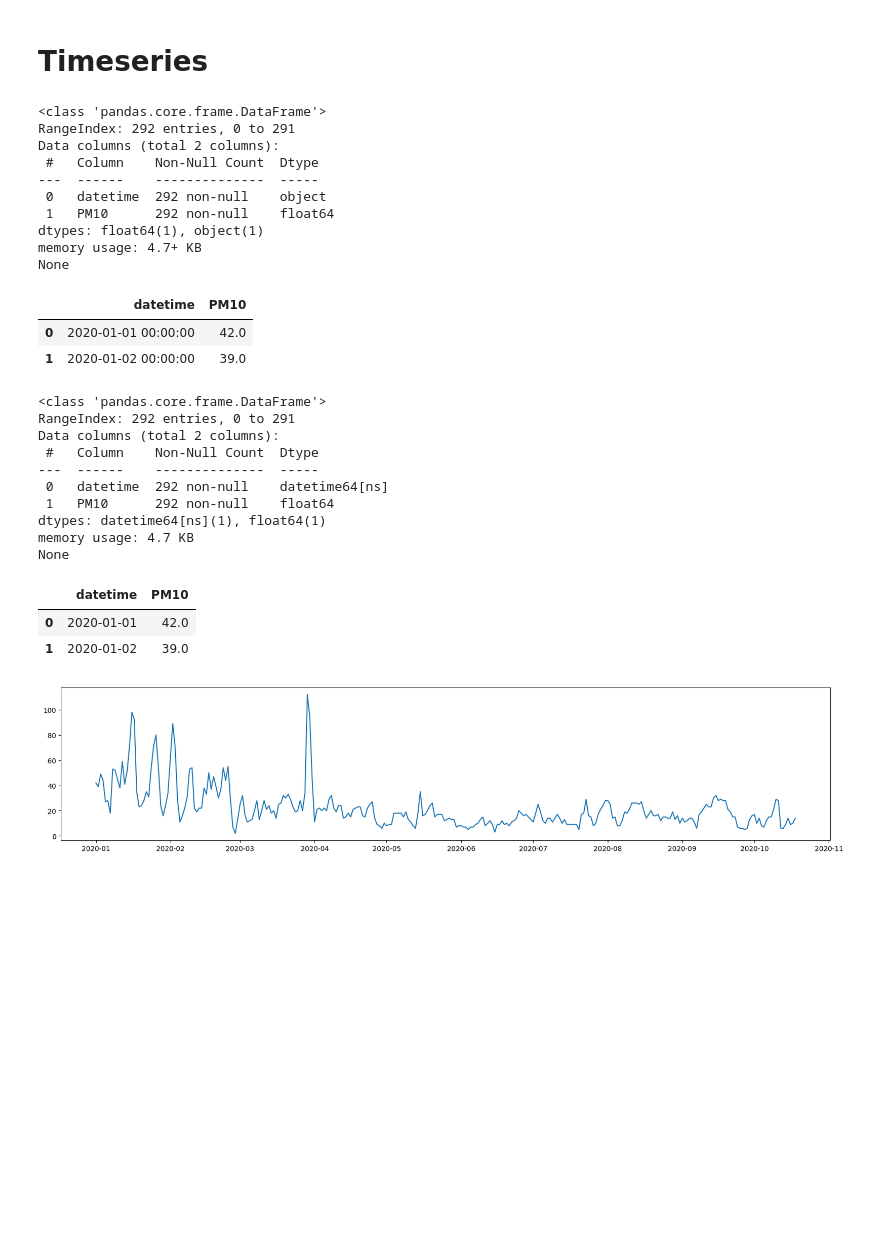
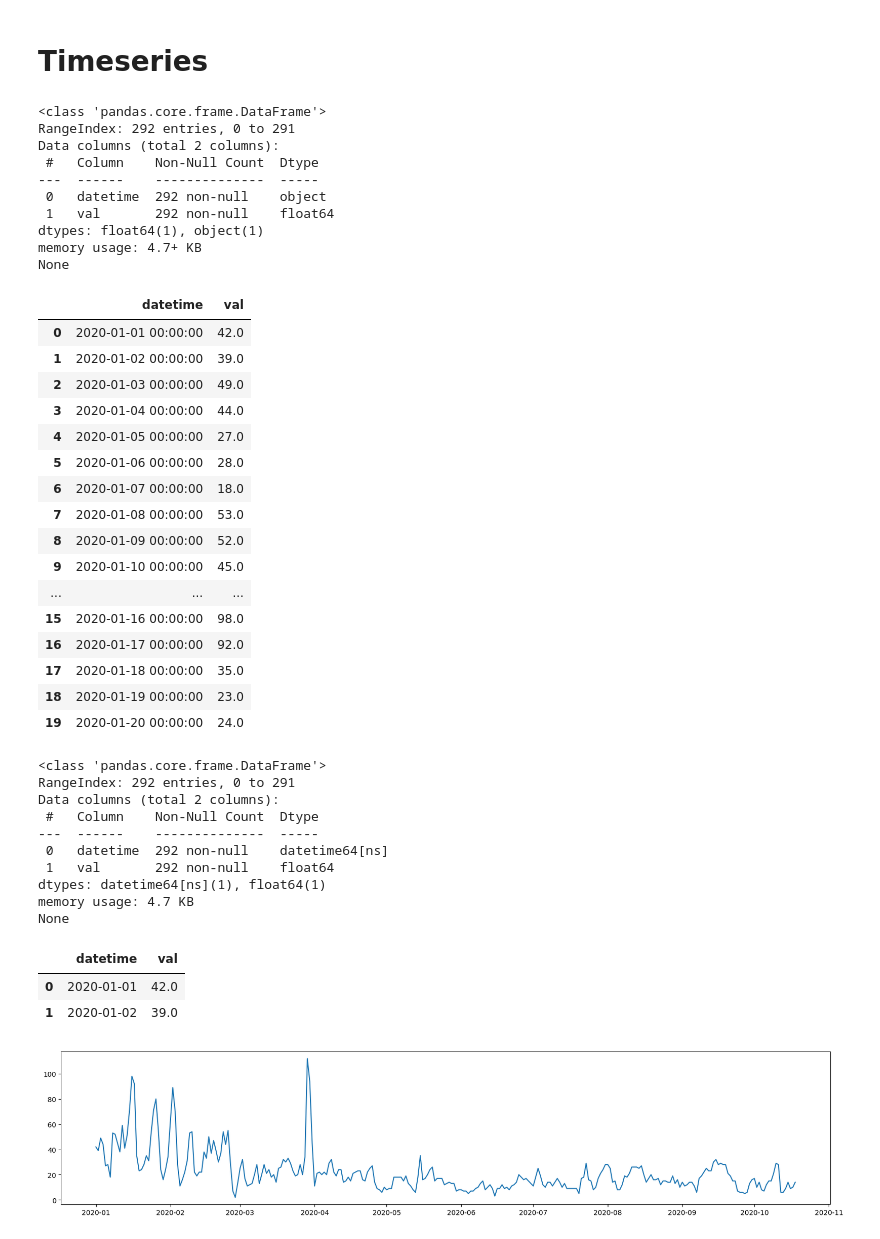
Before and after one commit to mmamei/pcloud2025, a Jupyter notebook: ml/intro_timeseries.ipynb, the cells around one changed output. Saved outputs shown, nothing was run; the diff lists cells and outputs as text; code cells hidden in the pictures; blank space fills up the shorter version.

```diff
--- a/ml/intro_timeseries.ipynb
+++ b/ml/intro_timeseries.ipynb
@@ -10,23 +10,38 @@ from pandas.plotting import register_matplotlib_converters
 register_matplotlib_converters()
 from sklearn.metrics import *
 # %%
-df = pd.read_csv('../datasets/clean-data-pm10.csv')
+df = pd.read_csv('CleanData_PM10.csv', header=None)
+df.columns = ['datetime', 'val']
 print(df.info())
-df.head(2)
+df.head(20)
 # %% [output]
 <class 'pandas.core.frame.DataFrame'>
 RangeIndex: 292 entries, 0 to 291
 Data columns (total 2 columns):
  #   Column    Non-Null Count  Dtype
 ---  ------    --------------  -----
  0   datetime  292 non-null    object
- 1   PM10      292 non-null    float64
+ 1   val       292 non-null    float64
 dtypes: float64(1), object(1)
 memory usage: 4.7+ KB
 None
-|  | datetime | PM10 |
+|  | datetime | val |
 | 0 | 2020-01-01 00:00:00 | 42.0 |
 | 1 | 2020-01-02 00:00:00 | 39.0 |
+| 2 | 2020-01-03 00:00:00 | 49.0 |
+| 3 | 2020-01-04 00:00:00 | 44.0 |
+| 4 | 2020-01-05 00:00:00 | 27.0 |
+| 5 | 2020-01-06 00:00:00 | 28.0 |
+| 6 | 2020-01-07 00:00:00 | 18.0 |
+| 7 | 2020-01-08 00:00:00 | 53.0 |
+| 8 | 2020-01-09 00:00:00 | 52.0 |
+| 9 | 2020-01-10 00:00:00 | 45.0 |
+| ... | ... | ... |
+| 15 | 2020-01-16 00:00:00 | 98.0 |
+| 16 | 2020-01-17 00:00:00 | 92.0 |
+| 17 | 2020-01-18 00:00:00 | 35.0 |
+| 18 | 2020-01-19 00:00:00 | 23.0 |
+| 19 | 2020-01-20 00:00:00 | 24.0 |
 # %%
 # conversione del dato numerico
 #df['datetime'] = pd.to_datetime(df['datetime']) # automatically recognize format
@@ -41,11 +56,11 @@ Data columns (total 2 columns):
  #   Column    Non-Null Count  Dtype
 ---  ------    --------------  -----
  0   datetime  292 non-null    datetime64[ns]
- 1   PM10      292 non-null    float64
+ 1   val       292 non-null    float64
 dtypes: datetime64[ns](1), float64(1)
 memory usage: 4.7 KB
 None
-|  | datetime | PM10 |
+|  | datetime | val |
 | 0 | 2020-01-01 | 42.0 |
 | 1 | 2020-01-02 | 39.0 |
 # %%
```
Also changed, not shown: parts of 11 cells of this notebook, 3 other files.
